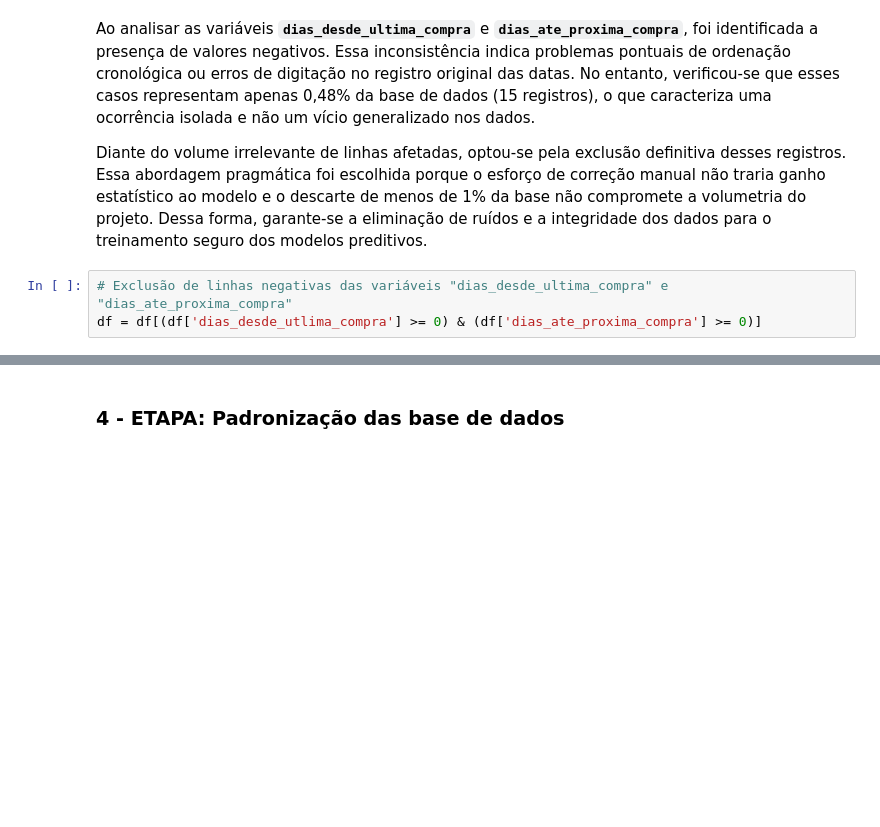
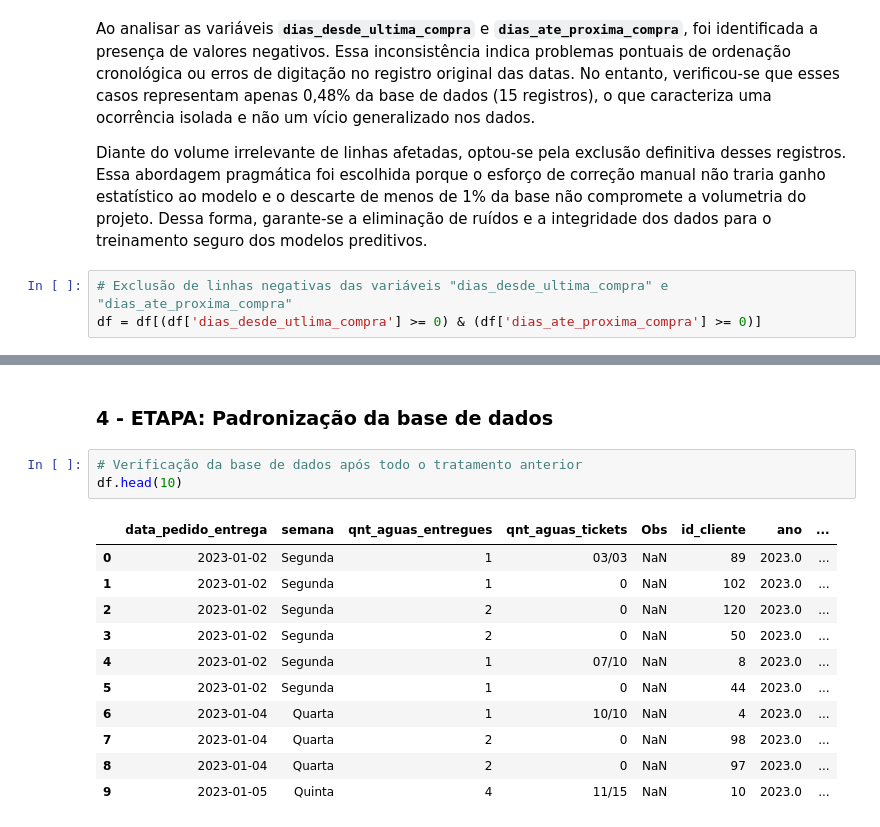
Before and after one commit to Fernandonneto/Projeto_Real_-_Previsao_Recompra_Agua_Mineral_Machine_Learning, a Jupyter notebook: Tratamento dos dados/Tratamento_dados.ipynb, the cells around one changed output, grey strips where cells are left out. Cells and saved outputs as stored; diff of their text form; blank space fills up the shorter version.

Commit message:
Conclusão da '4 - Etapa: Padronização da base de dados'

```diff
--- a/Tratamento dos dados/Tratamento_dados.ipynb
+++ b/Tratamento dos dados/Tratamento_dados.ipynb
@@ -458,4 +458,19 @@ df.describe()
 | max | 2025-08-21 00:00:00 | 8.000000 | 136.000000 | 2025.000000 | 12.000000 | 507.000000 | ... |
 | std | NaN | 0.566385 | 42.932077 | 0.763944 | 3.447238 | 21.555743 | ... |
 # %% [markdown]
-### 4 - ETAPA: Padronização das base de dados
+### 4 - ETAPA: Padronização da base de dados
+# %%
+# Verificação da base de dados após todo o tratamento anterior
+df.head(10)
+# %% [output]
+|  | data_pedido_entrega | semana | qnt_aguas_entregues | qnt_aguas_tickets | Obs | id_cliente | ano | ... |
+| 0 | 2023-01-02 | Segunda | 1 | 03/03 | NaN | 89 | 2023.0 | ... |
+| 1 | 2023-01-02 | Segunda | 1 | 0 | NaN | 102 | 2023.0 | ... |
+| 2 | 2023-01-02 | Segunda | 2 | 0 | NaN | 120 | 2023.0 | ... |
+| 3 | 2023-01-02 | Segunda | 2 | 0 | NaN | 50 | 2023.0 | ... |
+| 4 | 2023-01-02 | Segunda | 1 | 07/10 | NaN | 8 | 2023.0 | ... |
+| 5 | 2023-01-02 | Segunda | 1 | 0 | NaN | 44 | 2023.0 | ... |
+| 6 | 2023-01-04 | Quarta | 1 | 10/10 | NaN | 4 | 2023.0 | ... |
+| 7 | 2023-01-04 | Quarta | 2 | 0 | NaN | 98 | 2023.0 | ... |
+| 8 | 2023-01-04 | Quarta | 2 | 0 | NaN | 97 | 2023.0 | ... |
+| 9 | 2023-01-05 | Quinta | 4 | 11/15 | NaN | 10 | 2023.0 | ... |
```
Also changed, not shown: parts of 6 cells of this notebook, 1 other file.
